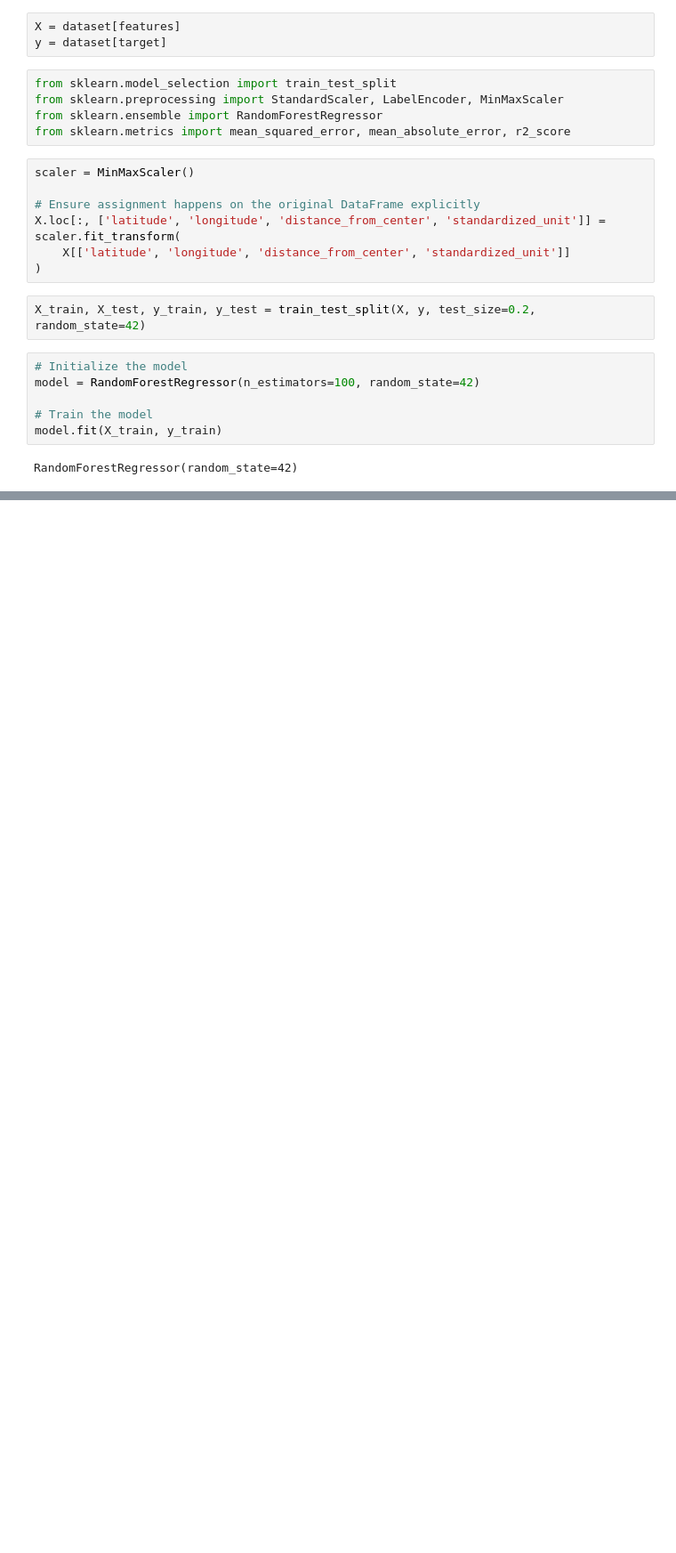
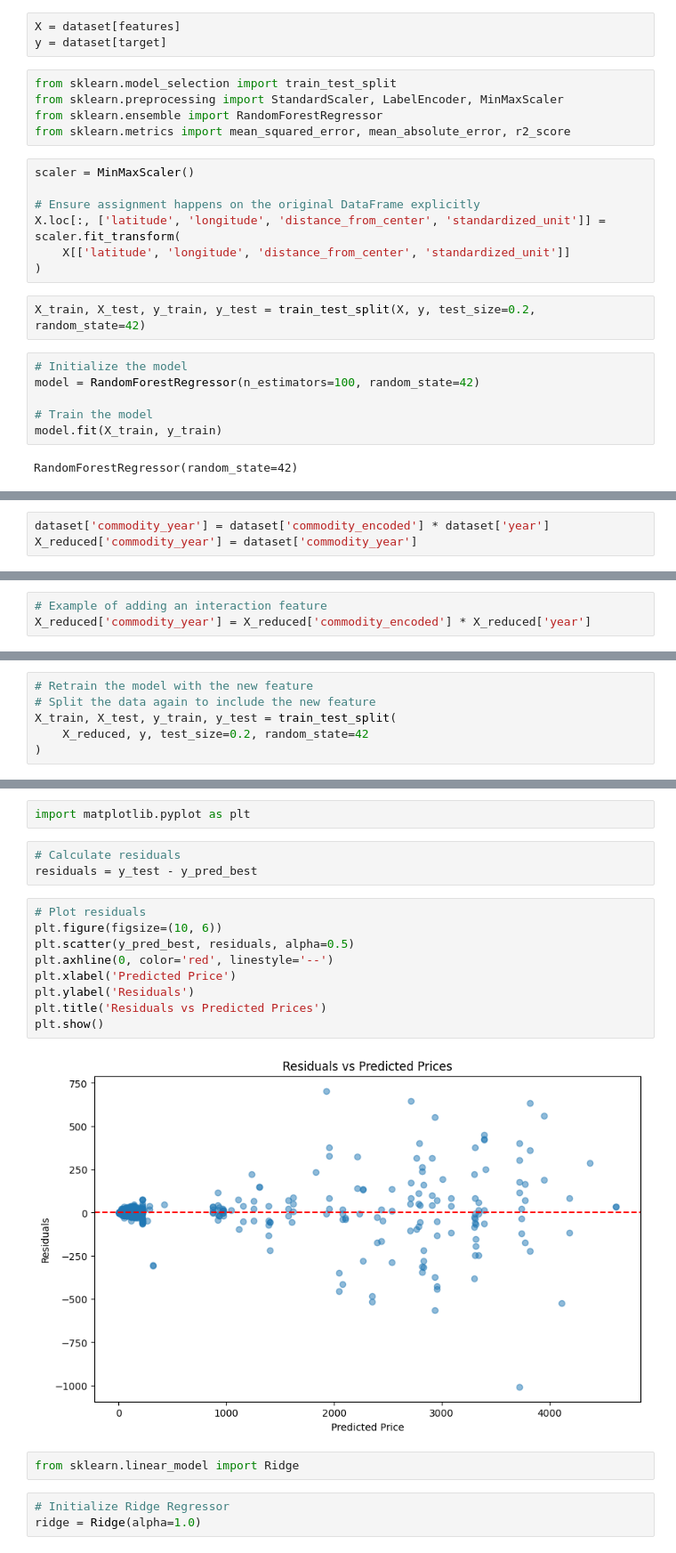
Before and after one commit to myself-aas/Comparative-Analysis-of-Regression-Models-for-Commodity-Price-Prediction, a Jupyter notebook: commodity_price_prediction.ipynb, the cells around one changed output, grey strips where cells are left out. Shown at 89% size. Cells and saved outputs as stored; diff of their text form; blank space fills up the shorter version.

Commit message:
Model Updated

```diff
--- a/commodity_price_prediction.ipynb
+++ b/commodity_price_prediction.ipynb
@@ -341,0 +526,3 @@ R²: 0.9377712168511633
+# %%
+dataset['commodity_year'] = dataset['commodity_encoded'] * dataset['year']
+X_reduced['commodity_year'] = dataset['commodity_year']
@@ -341,0 +540,3 @@ R²: 0.9377712168511633
+# %%
+# Example of adding an interaction feature
+X_reduced['commodity_year'] = X_reduced['commodity_encoded'] * X_reduced['year']
@@ -341,0 +549,6 @@ R²: 0.9377712168511633
+# %%
+# Retrain the model with the new feature
+# Split the data again to include the new feature
+X_train, X_test, y_train, y_test = train_test_split(
+    X_reduced, y, test_size=0.2, random_state=42
+)
@@ -341,0 +635,21 @@ R²: 0.9377712168511633
+# %%
+import matplotlib.pyplot as plt
+# %%
+# Calculate residuals
+residuals = y_test - y_pred_best
+# %%
+# Plot residuals
+plt.figure(figsize=(10, 6))
+plt.scatter(y_pred_best, residuals, alpha=0.5)
+plt.axhline(0, color='red', linestyle='--')
+plt.xlabel('Predicted Price')
+plt.ylabel('Residuals')
+plt.title('Residuals vs Predicted Prices')
+plt.show()
+# %% [output]
+[figure, added]
+# %%
+from sklearn.linear_model import Ridge
+# %%
+# Initialize Ridge Regressor
+ridge = Ridge(alpha=1.0)
```
Also changed, not shown: parts of 43 cells of this notebook, 6 other files.
